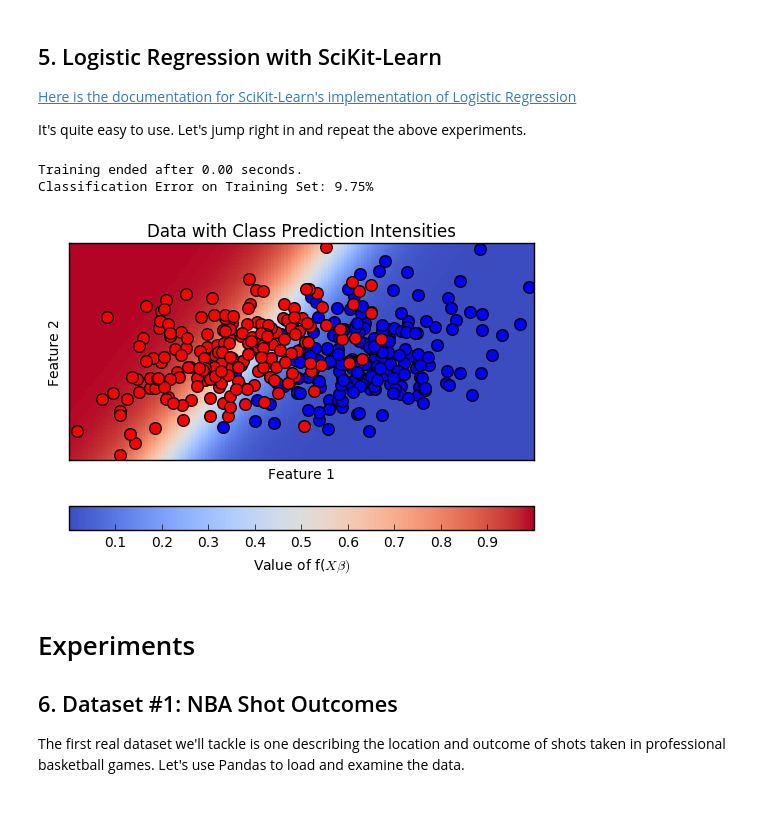
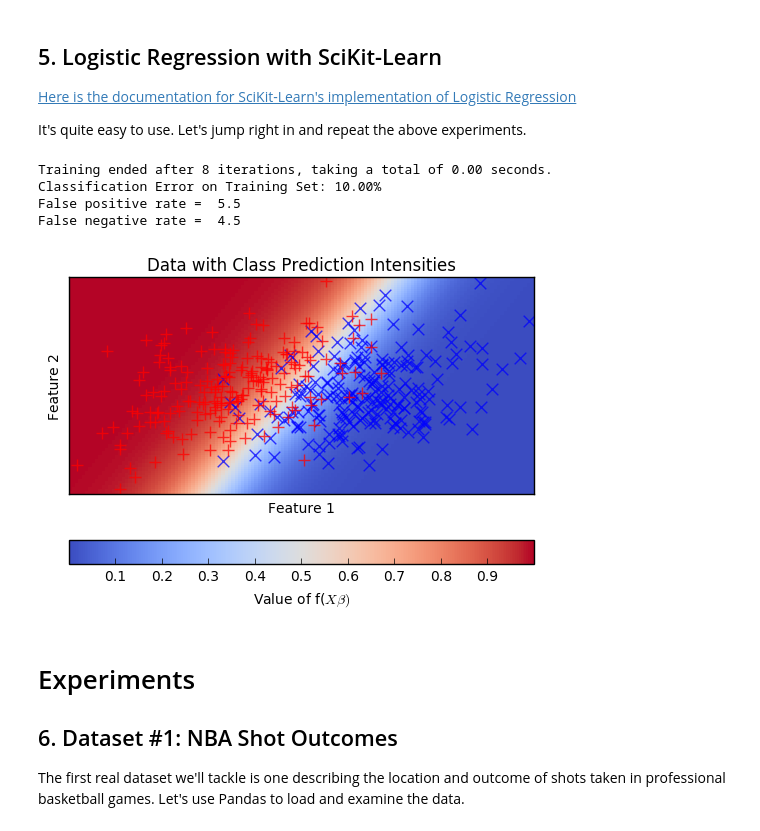
Before and after one commit to UCIDataScienceInitiative/PredictiveModeling_withPython, a Jupyter notebook: Solutions/Session 3 - Solutions.ipynb, the cells around one changed output. Drawn from its saved outputs; the diff is of its cells as text; code cells hidden in the pictures.

```diff
--- a/Solutions/Session 3 - Solutions.ipynb
+++ b/Solutions/Session 3 - Solutions.ipynb
@@ -58,8 +59,8 @@ def plot_classification_data(data1, data2, beta, logistic_flag=False):
     background_img = plt.pcolormesh(xx, yy, Z, cmap=plt.cm.coolwarm)
 
     # Also plot the training points
-    plt.scatter(class1_features[:, 0], class1_features[:, 1], c='b', edgecolors='k', s=70)
-    plt.scatter(class2_features[:, 0], class2_features[:, 1], c='r', edgecolors='k', s=70)
+    plt.scatter(class1_features[:, 0], class1_features[:, 1], c='b', edgecolors='k', s=70, alpha = 0.75, marker = 'x')
+    plt.scatter(class2_features[:, 0], class2_features[:, 1], c='r', edgecolors='k', s=70, alpha = 0.75, marker = '+')
     plt.title('Data with Class Prediction Intensities')
     plt.xlabel('Feature 1')
     plt.ylabel('Feature 2')
@@ -70,6 +71,7 @@ def plot_classification_data(data1, data2, beta, logistic_flag=False):
     plt.xticks(())
     plt.yticks(())
     plt.show()
+
 
 # Another messy looking function to make pretty plots of basketball courts
 def visualize_court(log_reg_model, court_image = '../data/nba_experiment/nba_court.jpg'):
@@ -112,6 +114,32 @@ def calc_classification_error(predictions, class_labels):
         if (predictions[idx] >= 0.5 and class_labels[idx]==0) or (predictions[idx] < 0.5 and class_labels[idx]==1):
             num_of_errors += 1
     return num_of_errors/n
+
+### false positive rate
+# returns fraction of one predictions that are incorrect
+def get_false_positive_rate(predictions, class_labels):
+    binary_predictions = copy.copy(predictions)
+    binary_predictions[binary_predictions >= 0.5] = 1
+    binary_predictions[binary_predictions < 0.5] = 0
+
+    total_count = predictions.shape[0]
+
+    false_positive_count = binary_predictions[(class_labels == 1) & (binary_predictions == 0)].shape[0]
+
+    return 1.*false_positive_count/total_count
+
+### false negative rate
+# returns fraction of zero predictions that are incorrect
+def get_false_negative_rate(predictions, class_labels):
+    binary_predictions = copy.copy(predictions)
+    binary_predictions[binary_predictions >= 0.5] = 1
+    binary_predictions[binary_predictions < 0.5] = 0
+
+    total_count = predictions.shape[0]
+
+    false_negative_count = binary_predictions[(class_labels == 0) & (binary_predictions == 1)].shape[0]
+
+    return 1.*false_negative_count/total_count
 
 # set the random number generator for reproducability
 np.random.seed(182)
@@ -468,28 +520,34 @@ It's quite easy to use.  Let's jump right in and repeat the above experiments.
 # %%
 from sklearn.linear_model import LogisticRegression
 
 # set the random number generator for reproducability
 np.random.seed(75)
 
 #Initialize the model
-skl_LogReg = LogisticRegression()
+skl_LogReg = LogisticRegression(fit_intercept = False, solver = 'liblinear')
 
 #Train it
 start_time = time.time()
 skl_LogReg.fit(features, np.ravel(class_labels))
 end_time = time.time()
-print "Training ended after %.2f seconds." %(end_time-start_time)
+print "Training ended after %i iterations, taking a total of %.2f seconds." %(skl_LogReg.n_iter_, end_time-start_time)
 
 # compute the classification error on training data
-predictions = skl_LogReg.predict(features)
+predictions = skl_LogReg.predict(features).reshape(-1,1)
 print "Classification Error on Training Set: %.2f%%" %(calc_classification_error(predictions, class_labels) * 100)
+
+# False positives and negatives
+print 'False positive rate = ', get_false_positive_rate(predictions, class_labels)*100
+print 'False negative rate = ', get_false_negative_rate(predictions, class_labels)*100
 
 # generate the plot
 plot_classification_data(class1_features, class2_features, skl_LogReg.coef_.T, logistic_flag=True)
 # %% [output]
-Training ended after 0.00 seconds.
-Classification Error on Training Set: 9.75%
+Training ended after 8 iterations, taking a total of 0.00 seconds.
+Classification Error on Training Set: 10.00%
+False positive rate =  5.5
+False negative rate =  4.5
-[figure, old version]
+[figure, new version]
 # %% [markdown]
 # Experiments
 
```
Also changed, not shown: parts of 11 cells of this notebook, 1 other file.
